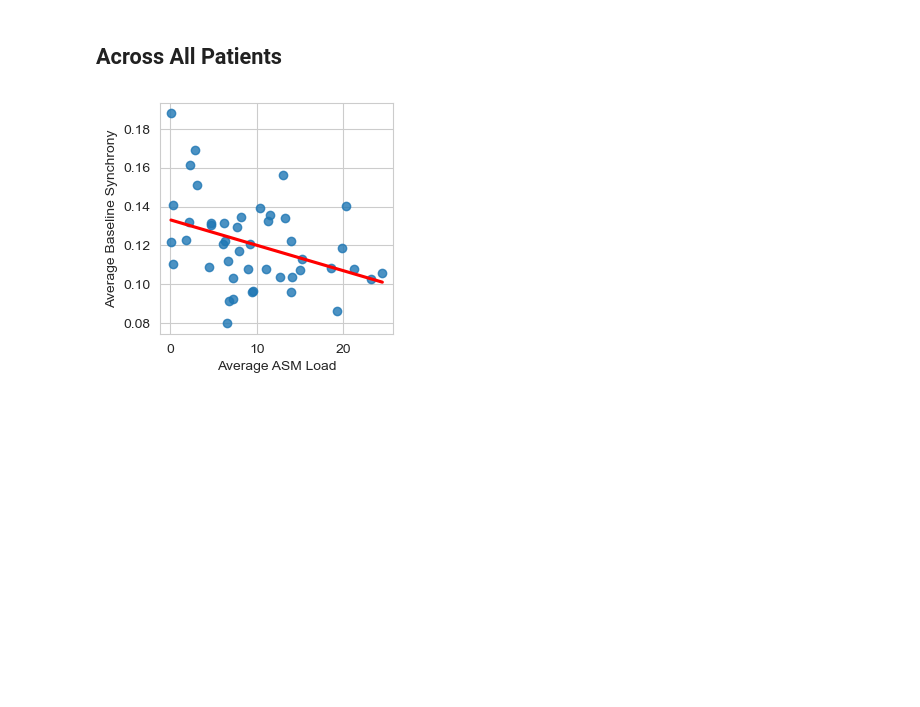
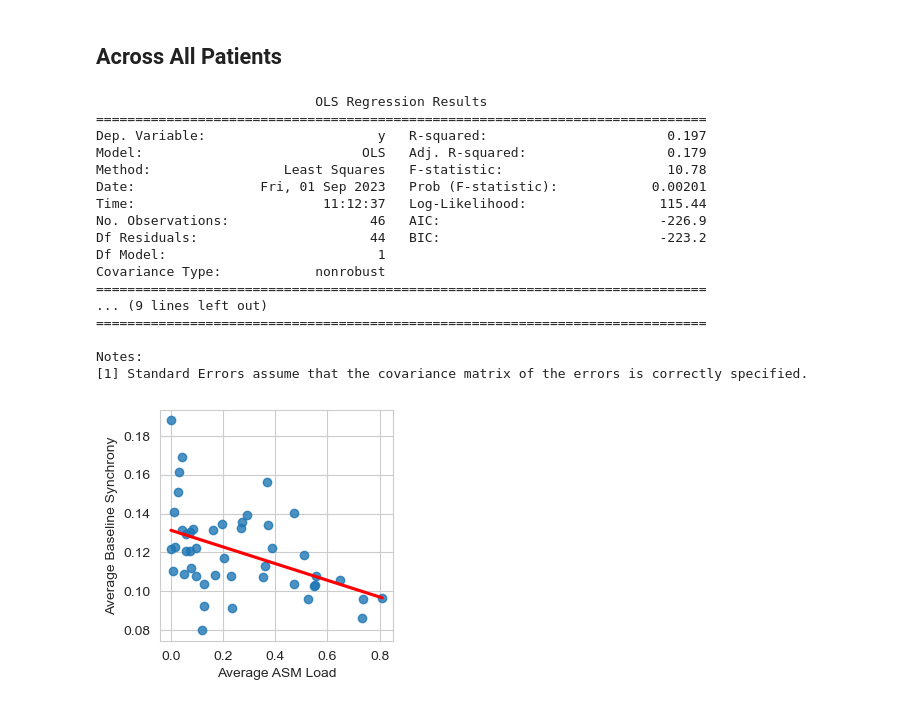
Before and after one commit to devincma/asm_synchrony_paper, a Jupyter notebook: synchrony/baseline_analysis.ipynb, the cells around one changed output. Drawn from its saved outputs; the diff is of its cells as text; code cells hidden in the pictures; blank space fills up the shorter version.

```diff
--- a/synchrony/baseline_analysis.ipynb
+++ b/synchrony/baseline_analysis.ipynb
@@ -74,7 +74,7 @@ def combined_plot(hourly_patient_features_df, hup_id):
     med_cols_no_raw = [col.split("_raw")[0] for col in med_cols]
 
     for i, col in enumerate(med_cols):
-        if col != "med_sum_no_lorazepam_ddd":
+        if col != "med_sum_no_lorazepam_raw":
             label = med_cols_no_raw[i].replace("med_", "")
             normalized_data = (
                 hourly_patient_features_df[col] / hourly_patient_features_df[col].max()
@@ -95,7 +95,7 @@ def combined_plot(hourly_patient_features_df, hup_id):
     ax1 = plt.subplot(gs[1, 0], sharex=ax0)
     ax1.plot(
         hourly_patient_features_df["emu_minute"],
-        hourly_patient_features_df["med_sum_no_lorazepam_ddd"],
+        hourly_patient_features_df["med_sum_no_lorazepam_raw"],
     )
     ax1.set_ylabel("Load")
     ax1.set_title("Total ASM")
@@ -135,7 +135,7 @@ def combined_plot(hourly_patient_features_df, hup_id):
         ]
 
         avg_synchrony = np.nanmean(window["synchrony_broadband"])
-        avg_med_load = np.nanmean(window["med_sum_no_lorazepam_ddd"])
+        avg_med_load = np.nanmean(window["med_sum_no_lorazepam_raw"])
 
         avg_synchronies.append(avg_synchrony)
         avg_med_loads.append(avg_med_load)
@@ -214,7 +214,7 @@ def get_seizure_data(hourly_patient_features_df):
         ]
 
         avg_synchrony = np.nanmean(window["synchrony_broadband"])
-        avg_med_load = np.nanmean(window["med_sum_no_lorazepam_ddd"])
+        avg_med_load = np.nanmean(window["med_sum_no_lorazepam_raw"])
 
         seizure_data.append((avg_med_load, avg_synchrony))
 
@@ -224,37 +224,58 @@ def get_seizure_data(hourly_patient_features_df):
 # Accumulate data from all patients
 all_seizures_data = []
 
 for patient_hup_id in completed_hup_ids:
     hourly_patient_features_df = pd.read_csv(
         os.path.join(TABLES_DIRECTORY, f"HUP_{str(patient_hup_id)}.csv")
     )
     all_seizures_data.extend(get_seizure_data(hourly_patient_features_df))
 
-# ...
-
 # Scatter plot
 plt.figure(figsize=(3, 3))
 avg_med_loads, avg_synchronies = zip(*all_seizures_data)
 
 # Convert tuples to lists
 avg_med_loads_list = list(avg_med_loads)
 avg_synchronies_list = list(avg_synchronies)
+
+# Fit an OLS regression model
+X = sm.add_constant(avg_med_loads_list)  # Adding a constant for the intercept
+model = sm.OLS(avg_synchronies_list, X).fit()
+
+# Print out the statistics
+print(model.summary())
 
 sns.regplot(
     x=avg_med_loads_list,
     y=avg_synchronies_list,
     scatter=True,
     line_kws={"color": "red"},
     ci=None,
 )
 
 plt.xlabel("Average ASM Load")
 plt.ylabel("Average Baseline Synchrony")
-# plt.title("Baseline Synchrony vs ASM for All Seizures in All Patients")
 plt.grid(True)
 plt.show()
 # %% [output]
+                            OLS Regression Results
+==============================================================================
+Dep. Variable:                      y   R-squared:                       0.197
+Model:                            OLS   Adj. R-squared:                  0.179
+Method:                 Least Squares   F-statistic:                     10.78
+Date:                Fri, 01 Sep 2023   Prob (F-statistic):            0.00201
+Time:                        11:12:37   Log-Likelihood:                 115.44
+No. Observations:                  46   AIC:                            -226.9
+Df Residuals:                      44   BIC:                            -223.2
+Df Model:                           1
+Covariance Type:            nonrobust
+==============================================================================
+... (9 lines left out)
+==============================================================================
+
+Notes:
+[1] Standard Errors assume that the covariance matrix of the errors is correctly specified.
-[figure, old version]
+[figure, new version]
 # %%
 all_seizures_data = []
 
```
Also changed, not shown: parts of 1 cell of this notebook, 2 other files.
